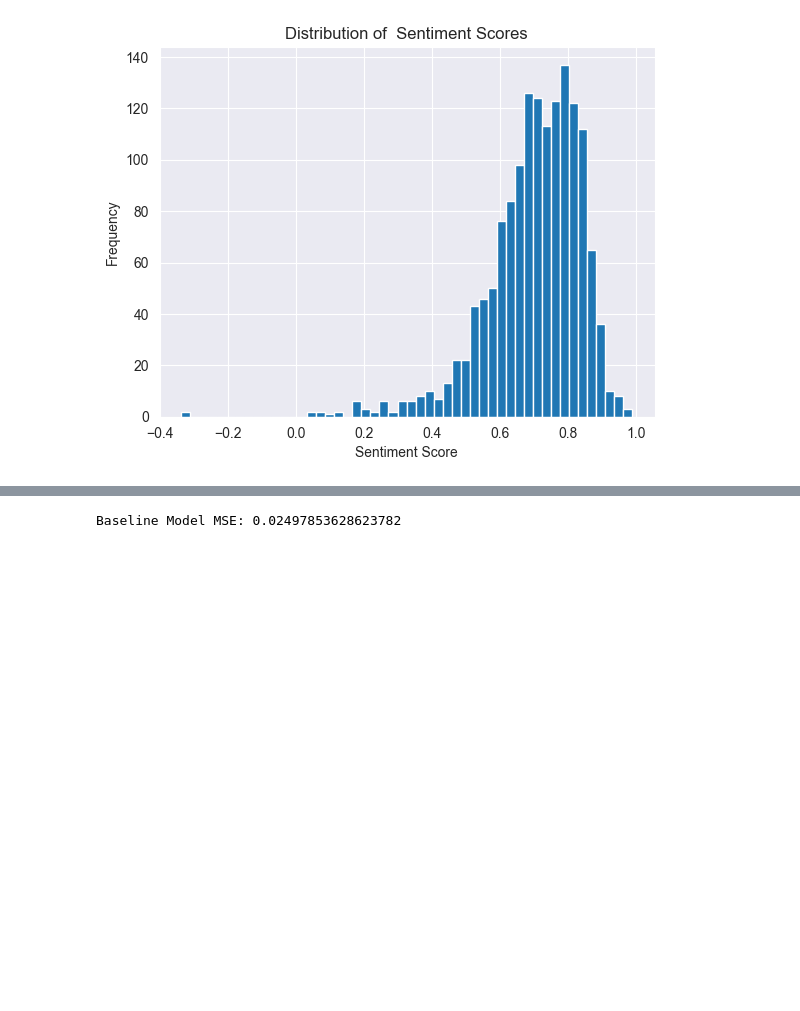
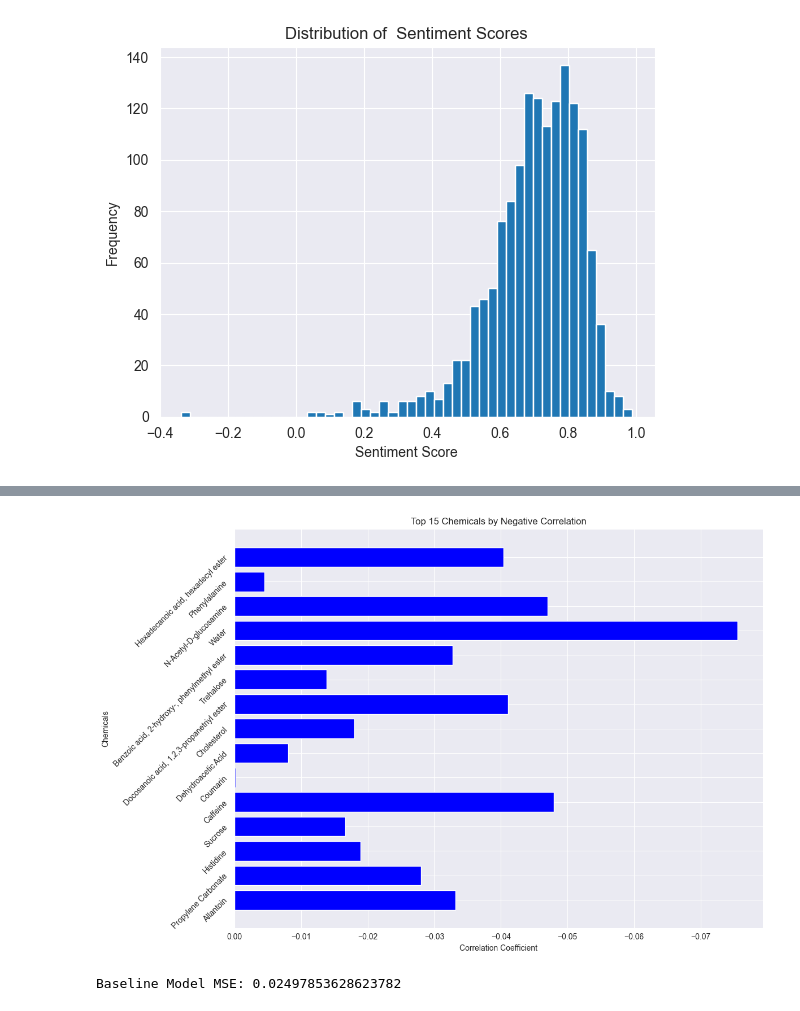
Before and after one commit to mullapudirohith/Sephora-Sentiment-Analysis, a Jupyter notebook: main/DS4B.ipynb, the cells around one changed output, grey strips where cells are left out. Cells and saved outputs as stored; diff of their text form; code cells hidden in the pictures; blank space fills up the shorter version.

```diff
--- a/main/DS4B.ipynb
+++ b/main/DS4B.ipynb
@@ -549,3 +569,16 @@ plt.show()
+# %%
+top_15_negative_correlations = correlation_df[correlation_df['Correlation'] < 0].tail(15)
+plt.figure(figsize=(12, 8))
+plt.barh(top_15_negative_correlations['Chemical'], top_15_negative_correlations['Correlation'], color='blue')
+plt.title('Top 15 Chemicals by Negative Correlation')
+plt.xlabel('Correlation Coefficient')
+plt.ylabel('Chemicals')
+plt.yticks(rotation=45)
+plt.gca().invert_xaxis()
+plt.tight_layout()
+plt.show()
+# %% [output]
+[figure, added]
 # %%
 X = encoded_df.drop(['product_id','sentiment_score'], axis=1)
 y = encoded_df['sentiment_score']
```
Also changed, not shown: parts of 3 cells of this notebook, 1 other file.
